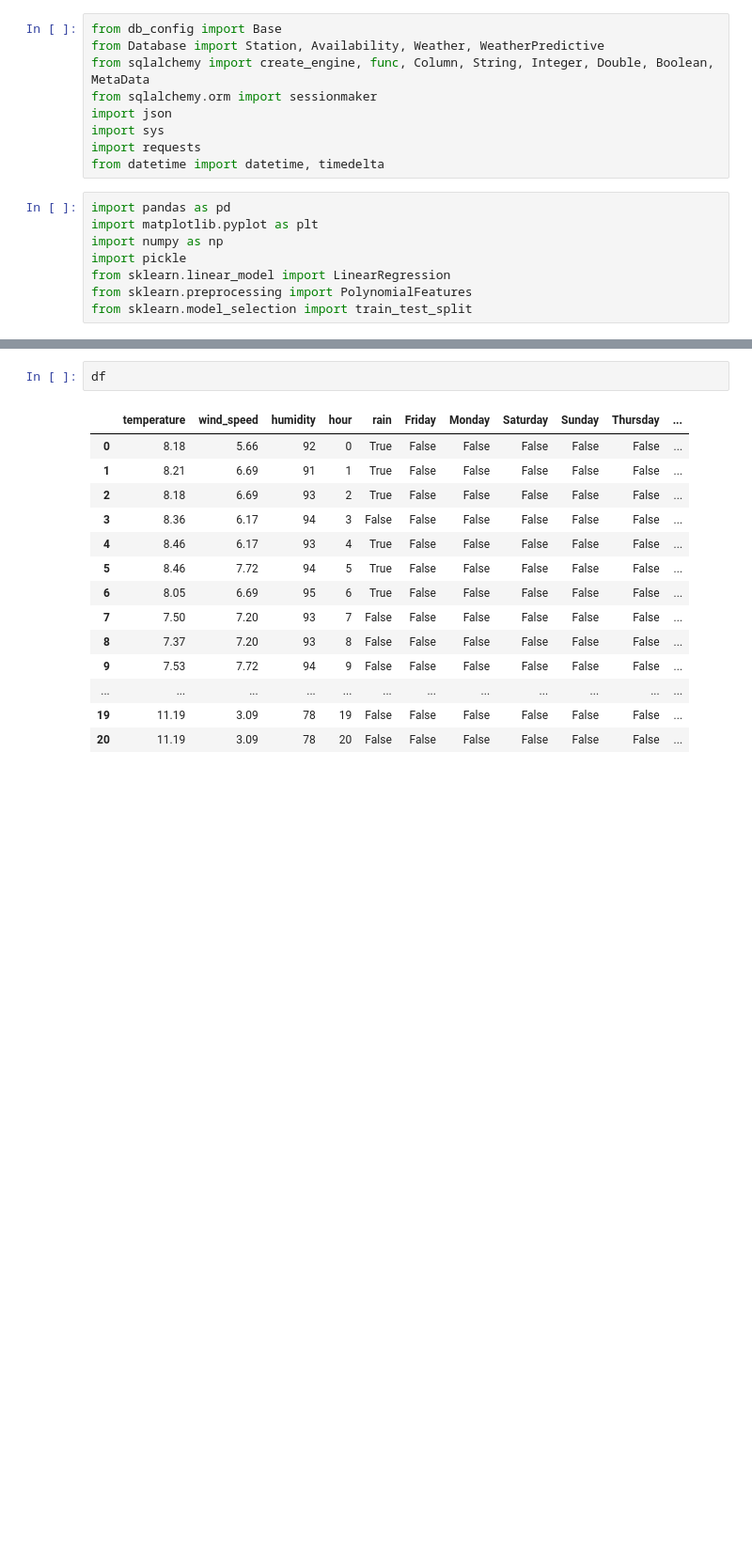
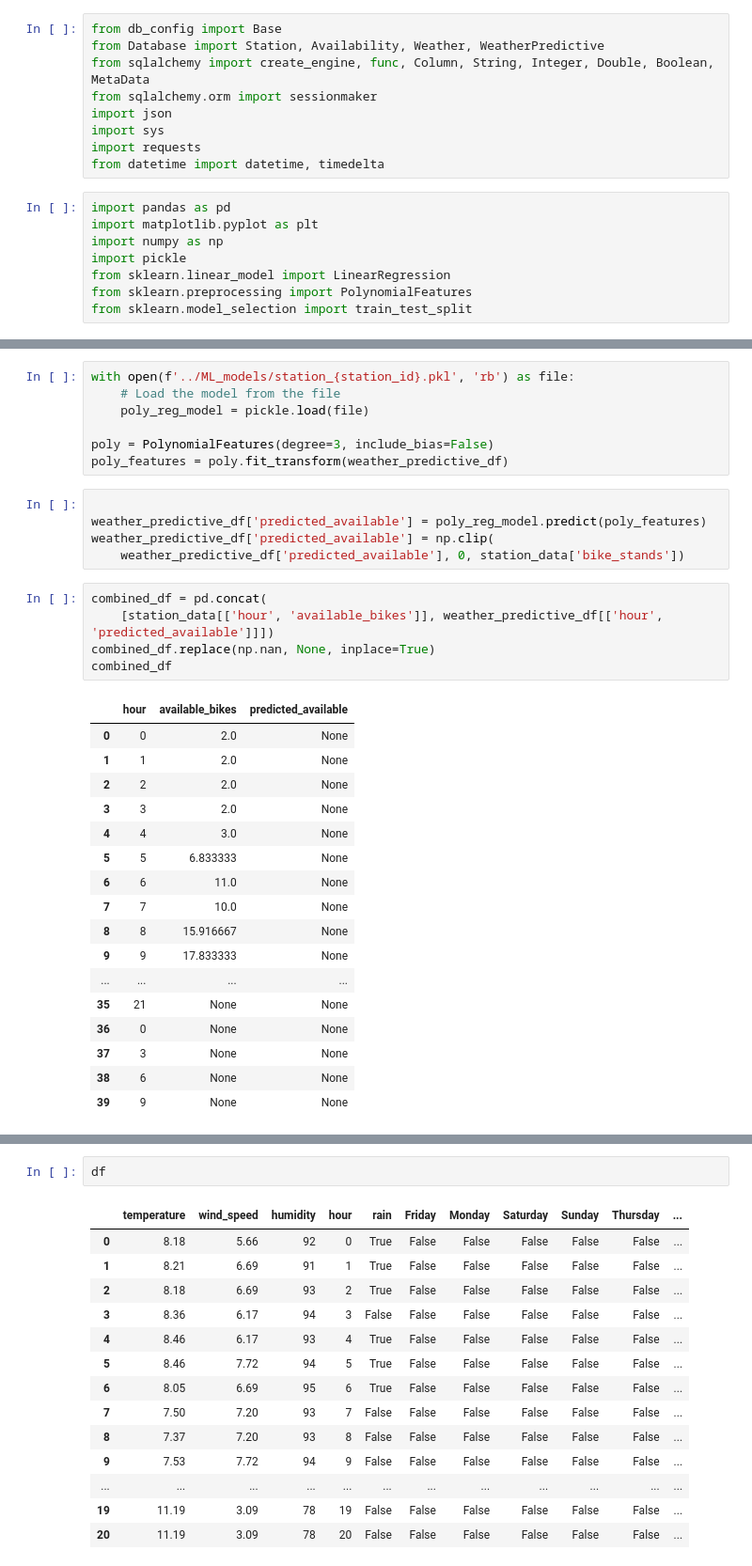
Before and after one commit to TadghPurcell/On-Your-Bike, a Jupyter notebook: ML_models/station_prediction.ipynb, the cells around one changed output, grey strips where cells are left out. Shown at 94% size. Drawn from its saved outputs; the diff is of its cells as text; blank space fills up the shorter version.

```diff
--- a/ML_models/station_prediction.ipynb
+++ b/ML_models/station_prediction.ipynb
@@ -218,0 +139,35 @@ df = df[['temperature', 'wind_speed', 'humidity', 'hour', 'rain', 'Friday',
+# %%
+with open(f'../ML_models/station_{station_id}.pkl', 'rb') as file:
+    # Load the model from the file
+    poly_reg_model = pickle.load(file)
+
+poly = PolynomialFeatures(degree=3, include_bias=False)
+poly_features = poly.fit_transform(weather_predictive_df)
+# %%
+
+weather_predictive_df['predicted_available'] = poly_reg_model.predict(poly_features)
+weather_predictive_df['predicted_available'] = np.clip(
+    weather_predictive_df['predicted_available'], 0, station_data['bike_stands'])
+# %%
+combined_df = pd.concat(
+    [station_data[['hour', 'available_bikes']], weather_predictive_df[['hour', 'predicted_available']]])
+combined_df.replace(np.nan, None, inplace=True)
+combined_df
+# %% [output]
+|  | hour | available_bikes | predicted_available |
+| 0 | 0 | 2.0 | None |
+| 1 | 1 | 2.0 | None |
+| 2 | 2 | 2.0 | None |
+| 3 | 3 | 2.0 | None |
+| 4 | 4 | 3.0 | None |
+| 5 | 5 | 6.833333 | None |
+| 6 | 6 | 11.0 | None |
+| 7 | 7 | 10.0 | None |
+| 8 | 8 | 15.916667 | None |
+| 9 | 9 | 17.833333 | None |
+| ... | ... | ... | ... |
+| 35 | 21 | None | None |
+| 36 | 0 | None | None |
+| 37 | 3 | None | None |
+| 38 | 6 | None | None |
+| 39 | 9 | None | None |
```
Also changed, not shown: parts of 18 cells of this notebook, 2 other files.
